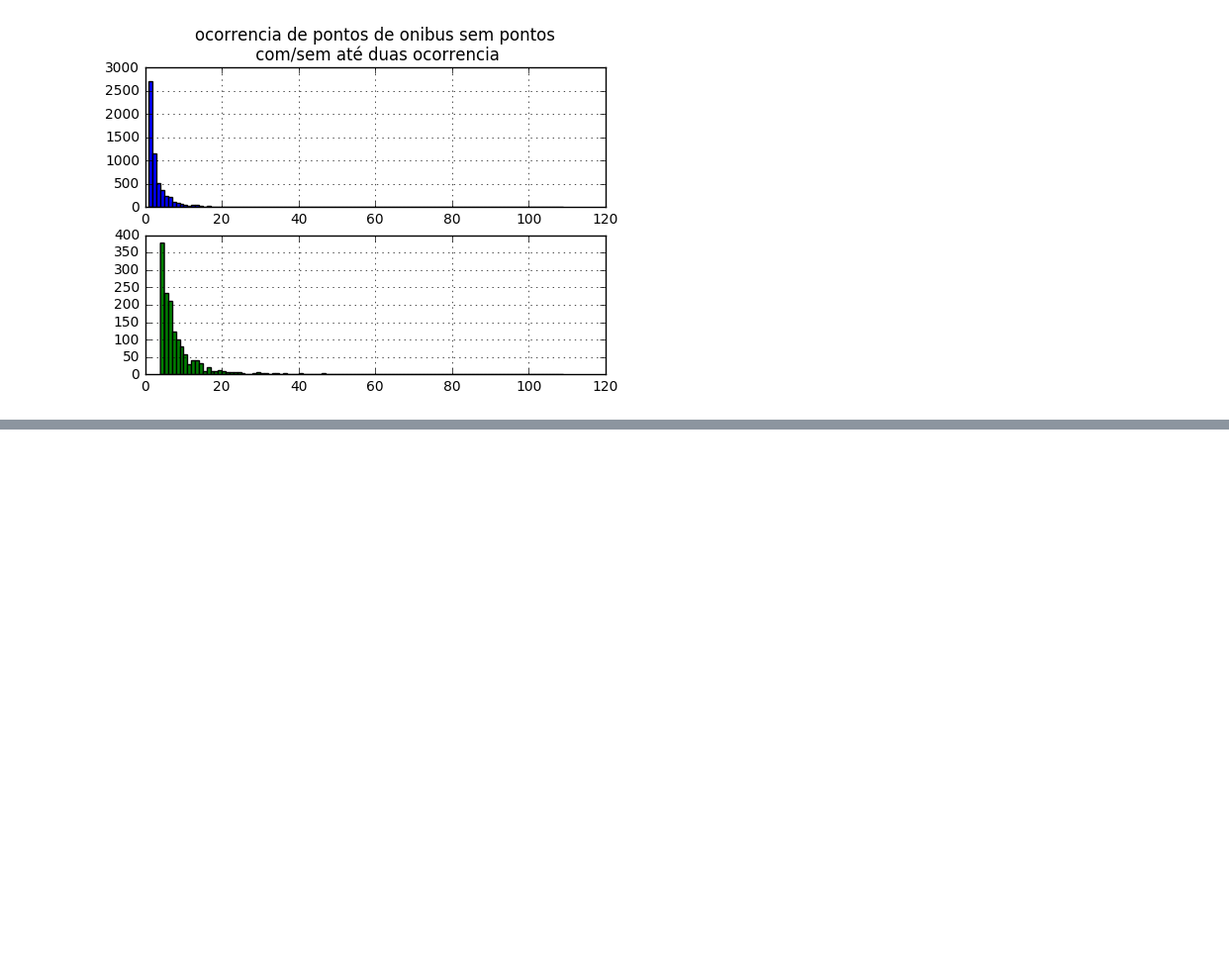
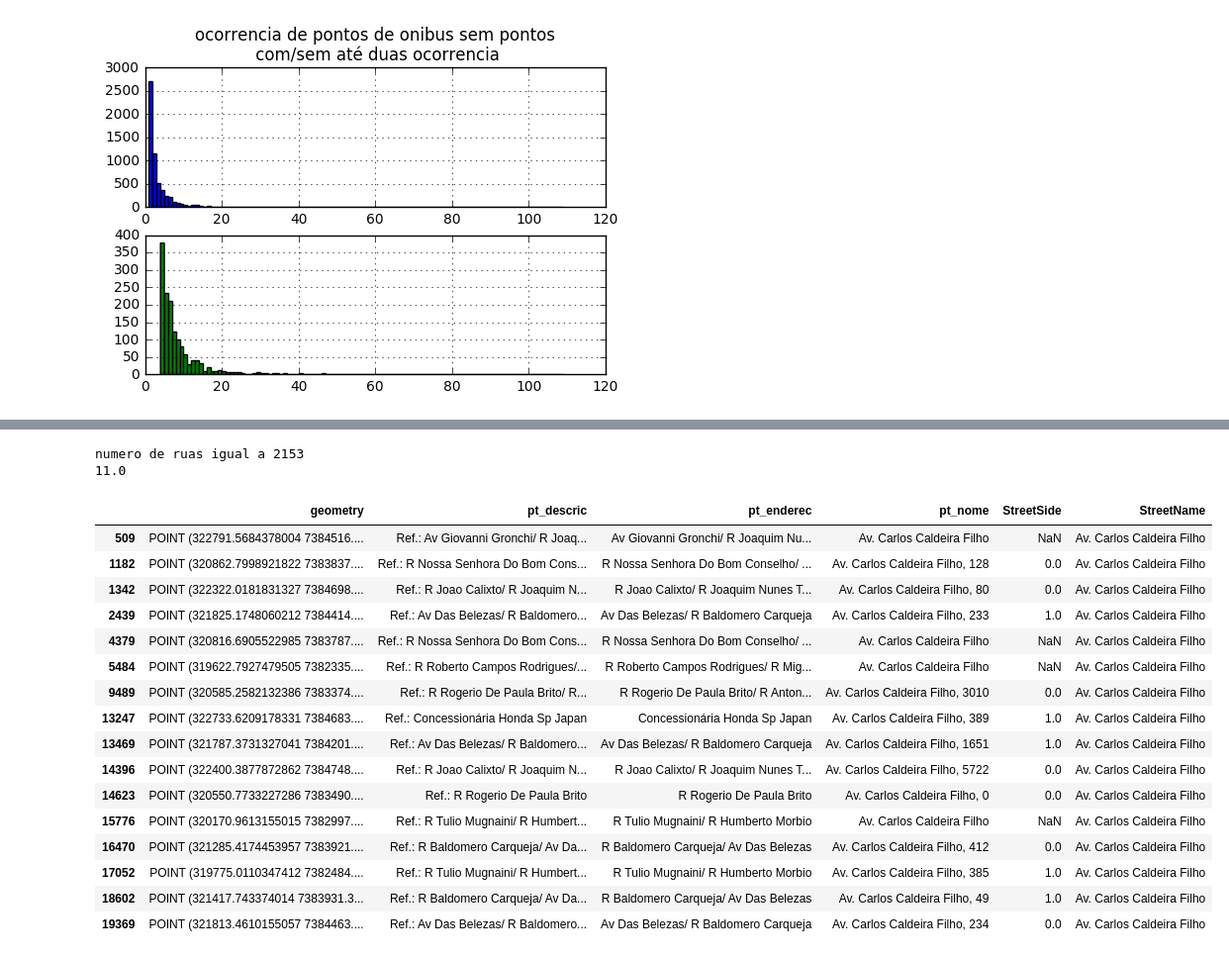
Before and after one commit to titoconte/notebooks, a Jupyter notebook: AbrangenciaDoBusaoSP.ipynb, the cells around one changed output, grey strips where cells are left out. Shown at 99% size. Cells and saved outputs as stored; diff of their text form; code cells hidden in the pictures; blank space fills up the shorter version.

Commit message:
uso de trees para encontrar o ponto mais proximo

```diff
--- a/AbrangenciaDoBusaoSP.ipynb
+++ b/AbrangenciaDoBusaoSP.ipynb
@@ -151,0 +156,32 @@ for ruas in SelRuas:
+# %%
+# importar a biblioteca para construir uma árvore.
+from scipy.spatial import KDTree
+# vamos agora criar uma função para o teste, primeiro. Vou começar pegando uma rua e criando a árvore dela
+print('numero de ruas igual a {}'.format(len(SelRuas.index)))
+# escolher uma rua qualquer
+print(SelRuas[100])
+# boa escolha !!!
+
+# agora vamos ver
+# primeiro vamos contar numero de pares e ímpares
+pontos.query('StreetName=="{}"'.format(SelRuas.index[100]))
+# %% [output]
+numero de ruas igual a 2153
+11.0
+|  | geometry | pt_descric | pt_enderec | pt_nome | StreetSide | StreetName |
+| 509 | POINT (322791.5684378004 7384516.... | Ref.: Av Giovanni Gronchi/ R Joaq... | Av Giovanni Gronchi/ R Joaquim Nu... | Av. Carlos Caldeira Filho | NaN | Av. Carlos Caldeira Filho |
+| 1182 | POINT (320862.7998921822 7383837.... | Ref.: R Nossa Senhora Do Bom Cons... | R Nossa Senhora Do Bom Conselho/ ... | Av. Carlos Caldeira Filho, 128 | 0.0 | Av. Carlos Caldeira Filho |
+| 1342 | POINT (322322.0181831327 7384698.... | Ref.: R Joao Calixto/ R Joaquim N... | R Joao Calixto/ R Joaquim Nunes T... | Av. Carlos Caldeira Filho, 80 | 0.0 | Av. Carlos Caldeira Filho |
+| 2439 | POINT (321825.1748060212 7384414.... | Ref.: Av Das Belezas/ R Baldomero... | Av Das Belezas/ R Baldomero Carqueja | Av. Carlos Caldeira Filho, 233 | 1.0 | Av. Carlos Caldeira Filho |
+| 4379 | POINT (320816.6905522985 7383787.... | Ref.: R Nossa Senhora Do Bom Cons... | R Nossa Senhora Do Bom Conselho/ ... | Av. Carlos Caldeira Filho | NaN | Av. Carlos Caldeira Filho |
+| 5484 | POINT (319622.7927479505 7382335.... | Ref.: R Roberto Campos Rodrigues/... | R Roberto Campos Rodrigues/ R Mig... | Av. Carlos Caldeira Filho | NaN | Av. Carlos Caldeira Filho |
+| 9489 | POINT (320585.2582132386 7383374.... | Ref.: R Rogerio De Paula Brito/ R... | R Rogerio De Paula Brito/ R Anton... | Av. Carlos Caldeira Filho, 3010 | 0.0 | Av. Carlos Caldeira Filho |
+| 13247 | POINT (322733.6209178331 7384683.... | Ref.: Concessionária Honda Sp Japan | Concessionária Honda Sp Japan | Av. Carlos Caldeira Filho, 389 | 1.0 | Av. Carlos Caldeira Filho |
+| 13469 | POINT (321787.3731327041 7384201.... | Ref.: Av Das Belezas/ R Baldomero... | Av Das Belezas/ R Baldomero Carqueja | Av. Carlos Caldeira Filho, 1651 | 1.0 | Av. Carlos Caldeira Filho |
+| 14396 | POINT (322400.3877872862 7384748.... | Ref.: R Joao Calixto/ R Joaquim N... | R Joao Calixto/ R Joaquim Nunes T... | Av. Carlos Caldeira Filho, 5722 | 0.0 | Av. Carlos Caldeira Filho |
+| 14623 | POINT (320550.7733227286 7383490.... | Ref.: R Rogerio De Paula Brito | R Rogerio De Paula Brito | Av. Carlos Caldeira Filho, 0 | 0.0 | Av. Carlos Caldeira Filho |
+| 15776 | POINT (320170.9613155015 7382997.... | Ref.: R Tulio Mugnaini/ R Humbert... | R Tulio Mugnaini/ R Humberto Morbio | Av. Carlos Caldeira Filho | NaN | Av. Carlos Caldeira Filho |
+| 16470 | POINT (321285.4174453957 7383921.... | Ref.: R Baldomero Carqueja/ Av Da... | R Baldomero Carqueja/ Av Das Belezas | Av. Carlos Caldeira Filho, 412 | 0.0 | Av. Carlos Caldeira Filho |
+| 17052 | POINT (319775.0110347412 7382484.... | Ref.: R Tulio Mugnaini/ R Humbert... | R Tulio Mugnaini/ R Humberto Morbio | Av. Carlos Caldeira Filho, 385 | 1.0 | Av. Carlos Caldeira Filho |
+| 18602 | POINT (321417.743374014 7383931.3... | Ref.: R Baldomero Carqueja/ Av Da... | R Baldomero Carqueja/ Av Das Belezas | Av. Carlos Caldeira Filho, 49 | 1.0 | Av. Carlos Caldeira Filho |
+| 19369 | POINT (321813.4610155057 7384463.... | Ref.: Av Das Belezas/ R Baldomero... | Av Das Belezas/ R Baldomero Carqueja | Av. Carlos Caldeira Filho, 234 | 0.0 | Av. Carlos Caldeira Filho |
```
Also changed, not shown: parts of 7 cells of this notebook.
